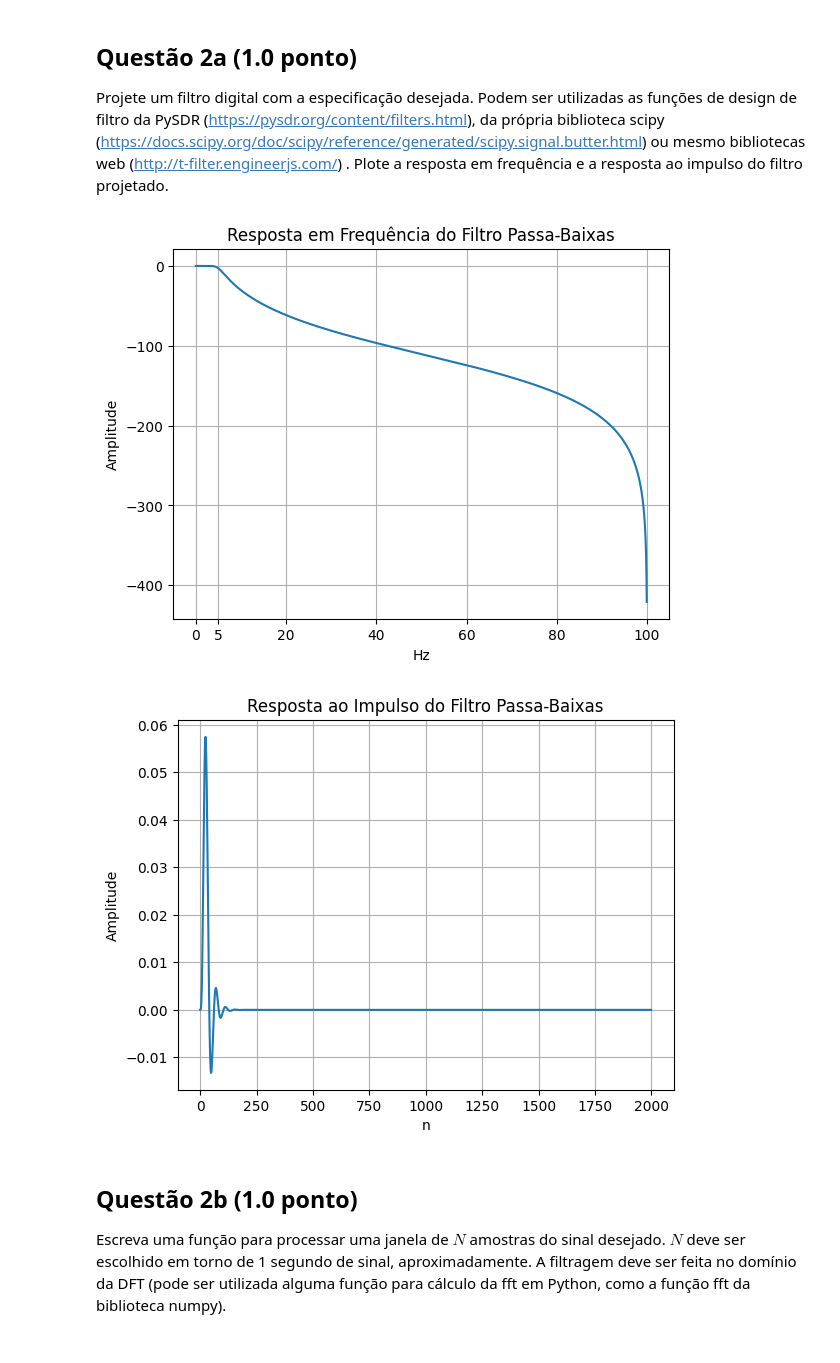
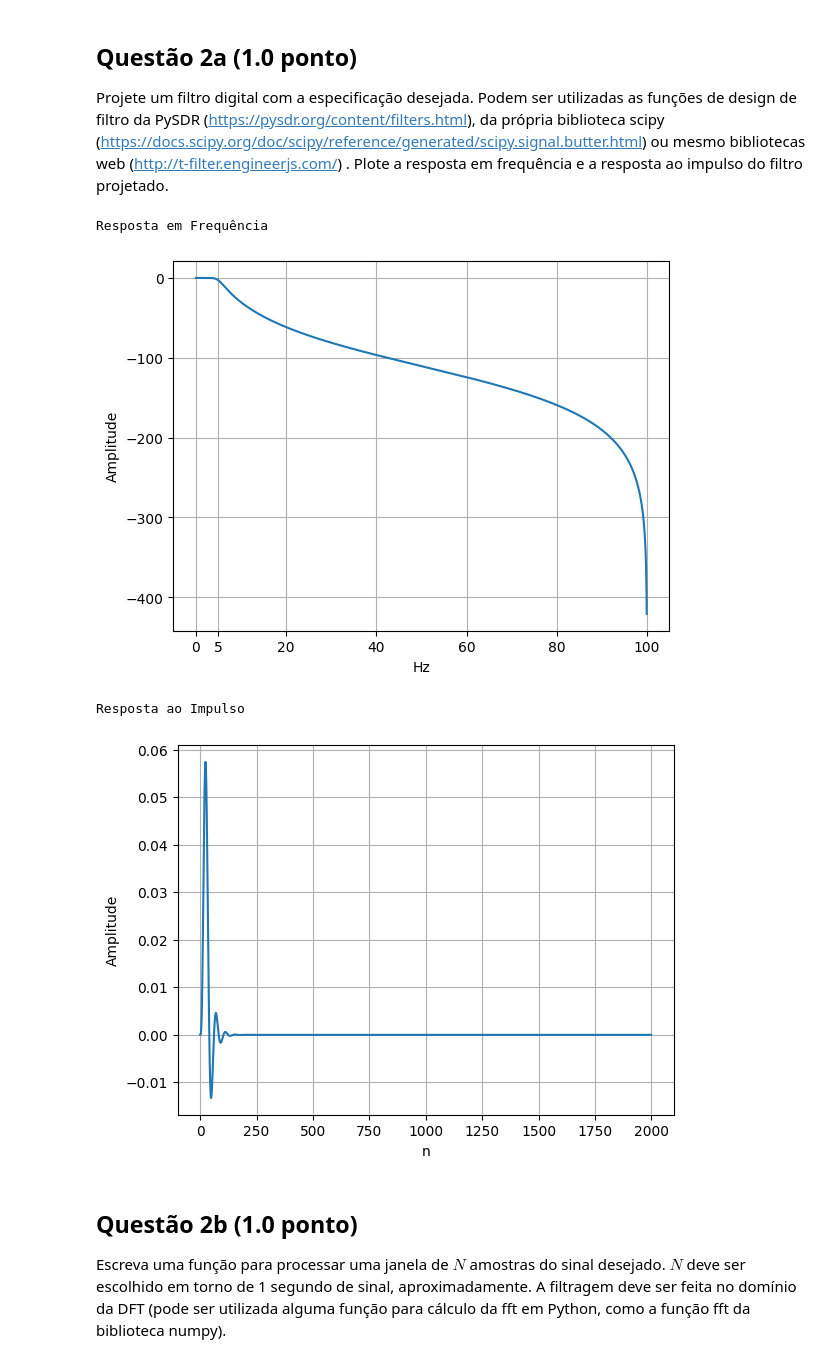
Before and after one commit to CristianoCTS/SSTD, a Jupyter notebook: Projeto-4/211028050-projeto4.ipynb, the cells around one changed output. Drawn from its saved outputs; the diff is of its cells as text; code cells hidden in the pictures.

```diff
--- a/Projeto-4/211028050-projeto4.ipynb
+++ b/Projeto-4/211028050-projeto4.ipynb
@@ -154,13 +155,9 @@ for k in range(8):
     W = np.exp((-2j * np.pi * k )/ 16)
     resposta = Xe(k) + (W*Xo(k))
     X.append(resposta)
-for i in range(8):
-    W = np.exp((-2j * np.pi * i )/ 16)
-    resposta = Xe(i) - (W*Xo(i))
-    X.append(resposta)
 
 print("Grafico de X[k]")
-plt.plot(holder2)
+plt.plot(holder2[:8])
 plt.xlabel("Hz")
 plt.ylabel("amplitude")
 plt.grid()
@@ -180,6 +177,6 @@ def MAE(sinal1, sinal2):
         resposta += np.abs(sinal1[i] - sinal2[i])/N
     return resposta
 
-print(f"MAE: {MAE(holder2, X)}")
+print(f"MAE: {MAE(holder2[:8], X)}")
 # %% [output]
 Grafico de X[k]
@@ -198,35 +195,35 @@ Projete um filtro digital com a especificação desejada. Podem ser utilizadas a
 # %%
 Fcorte = 5
 Famostragem = 200
-ordem = 5
 nyquist = 0.5 * Famostragem
 corte = Fcorte / nyquist
 
-numerador, denominador = butter(ordem, corte, btype='low')
+numerador, denominador = butter(5, corte, btype='low')
 w, h = freqz(numerador, denominador, worN=2000)
-frequencias = nyquist * w / np.pi
 imp = []
 for n in range(2000):
     imp.append(δ(n))
 resposta_impulso = signal.lfilter(numerador, denominador, imp)
 
-plt.title("Resposta em Frequência do Filtro Passa-Baixas")
-plt.plot(frequencias, 20*np.log10(abs(h)))
-plt.xticks([0, 5, 20, 40, 60, 80, 100], (str(i) for i in [0, 5, 20, 40, 60, 80, 100]))
+print("Resposta em Frequência")
+plt.plot(20*np.log10(abs(h)))
+plt.xticks([0, 100, 400, 800, 1200, 1600, 2000], (str(i) for i in [0, 5, 20, 40, 60, 80, 100]))
 plt.xlabel("Hz")
 plt.ylabel("Amplitude")
 plt.grid()
 plt.show()
 
-plt.title("Resposta ao Impulso do Filtro Passa-Baixas")
+print("Resposta ao Impulso")
 plt.plot(resposta_impulso)
 plt.xlabel("n")
 plt.ylabel("Amplitude")
 plt.grid()
 plt.show()
 # %% [output]
+Resposta em Frequência
-[figure, old version]
+[figure, new version]
+Resposta ao Impulso
-[figure, old version]
+[figure, new version]
 # %% [markdown]
 ## Questão 2b (1.0 ponto)
 
```
Also changed, not shown: parts of 13 cells of this notebook.
